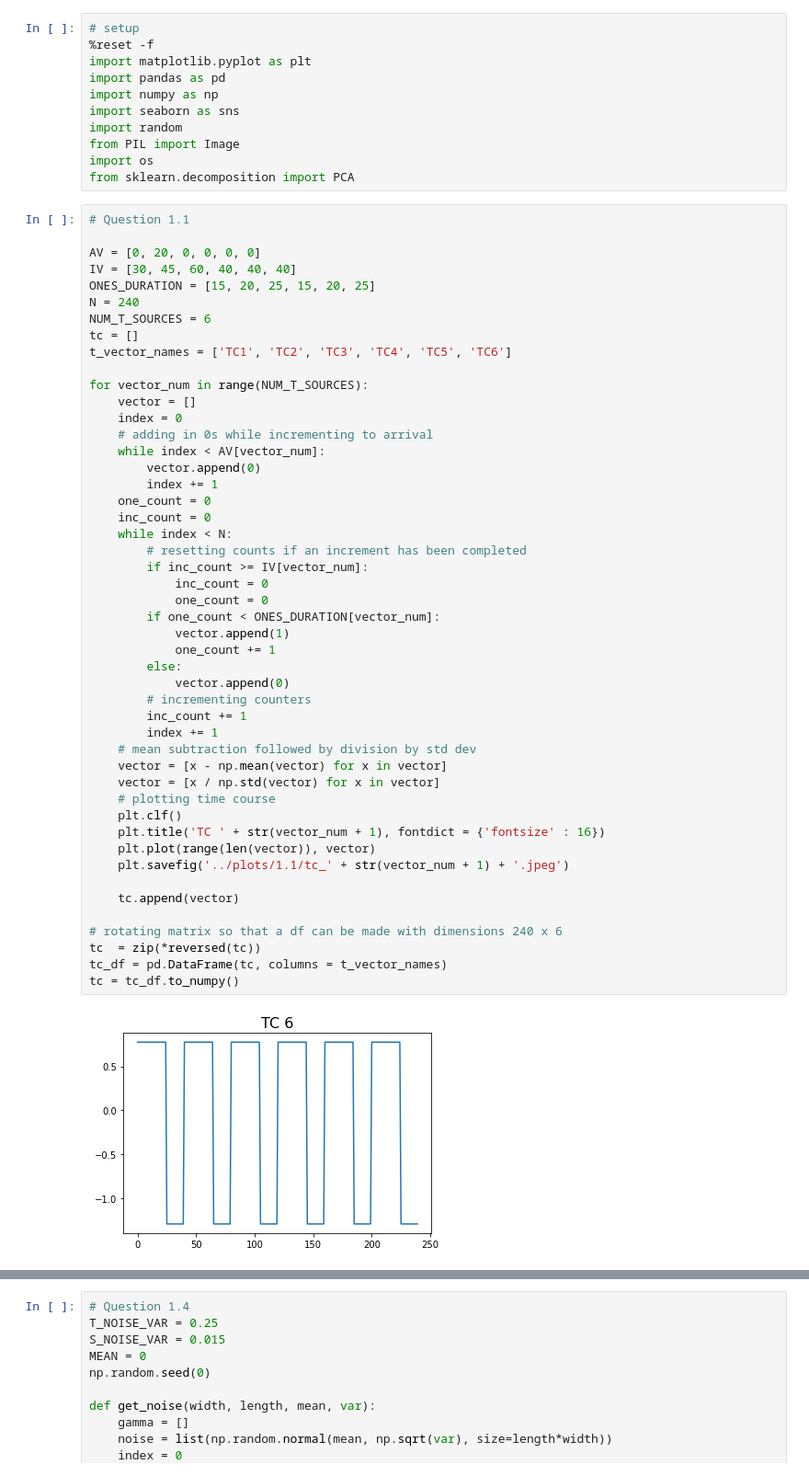
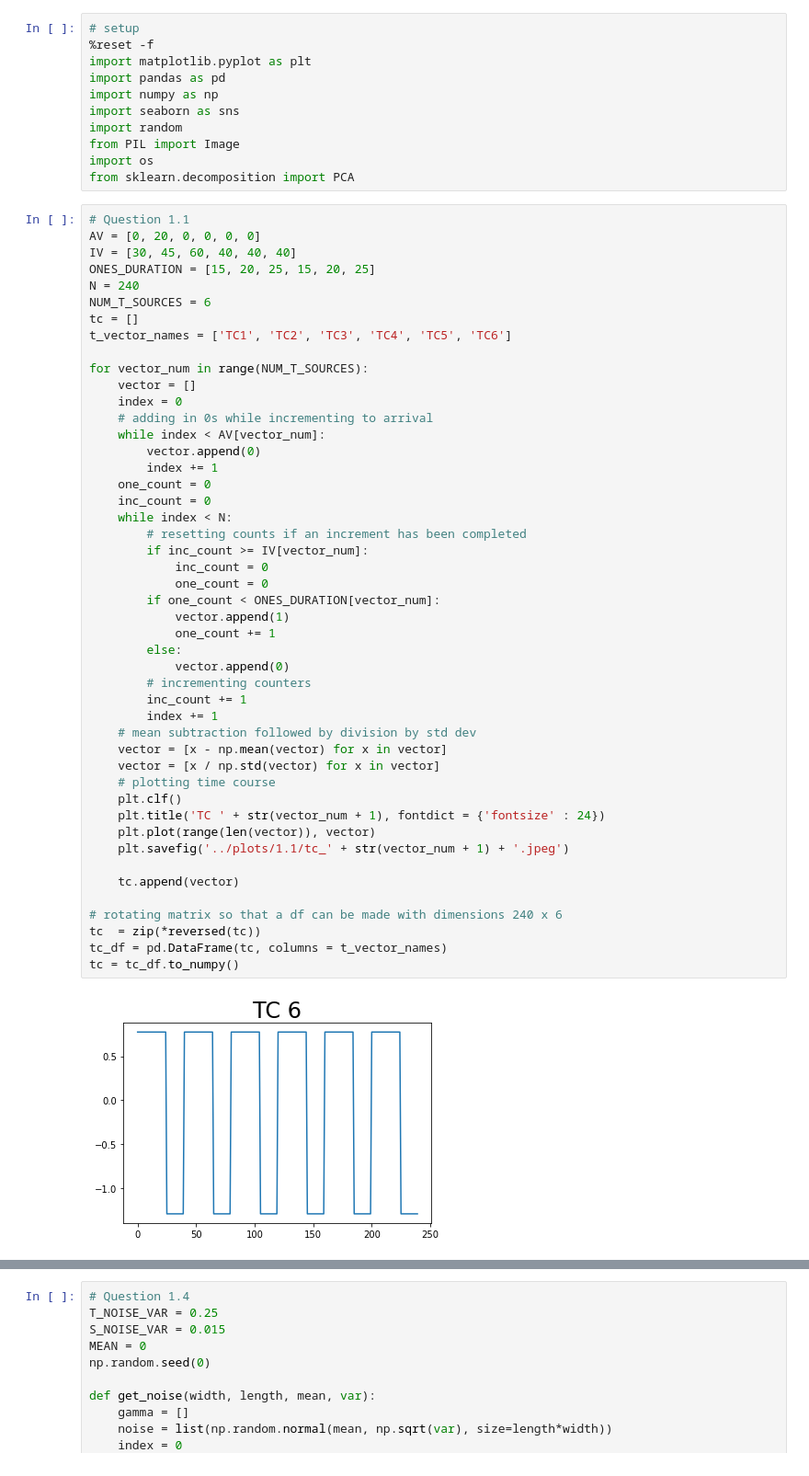
Before and after one commit to hunterthorpe/MAST30034_A1, a Jupyter notebook: code/assignment.ipynb, the cells around one changed output, grey strips where cells are left out. Shown at 92% size. Drawn from its saved outputs; the diff is of its cells as text.

Commit message:
updated title size and 2.5

```diff
--- a/code/assignment.ipynb
+++ b/code/assignment.ipynb
@@ -11,7 +11,6 @@ import os
 from sklearn.decomposition import PCA
 # %%
 # Question 1.1
-
 AV = [0, 20, 0, 0, 0, 0]
 IV = [30, 45, 60, 40, 40, 40]
 ONES_DURATION = [15, 20, 25, 15, 20, 25]
@@ -30,35 +29,35 @@ for vector_num in range(NUM_T_SOURCES):
     one_count = 0
     inc_count = 0
     while index < N:
         # resetting counts if an increment has been completed
         if inc_count >= IV[vector_num]:
             inc_count = 0
             one_count = 0
         if one_count < ONES_DURATION[vector_num]:
             vector.append(1)
             one_count += 1
         else:
             vector.append(0)
         # incrementing counters
         inc_count += 1
         index += 1
     # mean subtraction followed by division by std dev
     vector = [x - np.mean(vector) for x in vector]
     vector = [x / np.std(vector) for x in vector]
     # plotting time course
     plt.clf()
-    plt.title('TC ' + str(vector_num + 1), fontdict = {'fontsize' : 16})
+    plt.title('TC ' + str(vector_num + 1), fontdict = {'fontsize' : 24})
     plt.plot(range(len(vector)), vector)
     plt.savefig('../plots/1.1/tc_' + str(vector_num + 1) + '.jpeg')
 
     tc.append(vector)
 
 # rotating matrix so that a df can be made with dimensions 240 x 6
 tc  = zip(*reversed(tc))
 tc_df = pd.DataFrame(tc, columns = t_vector_names)
 tc = tc_df.to_numpy()
 # %% [output]
-[figure, old version]
+[figure, new version]
 # %%
 #Question 1.2
 def get_cm(df, num_vectors, tick_labels, save_path, title):
```
Also changed, not shown: parts of 6 cells of this notebook, 33 other files.
